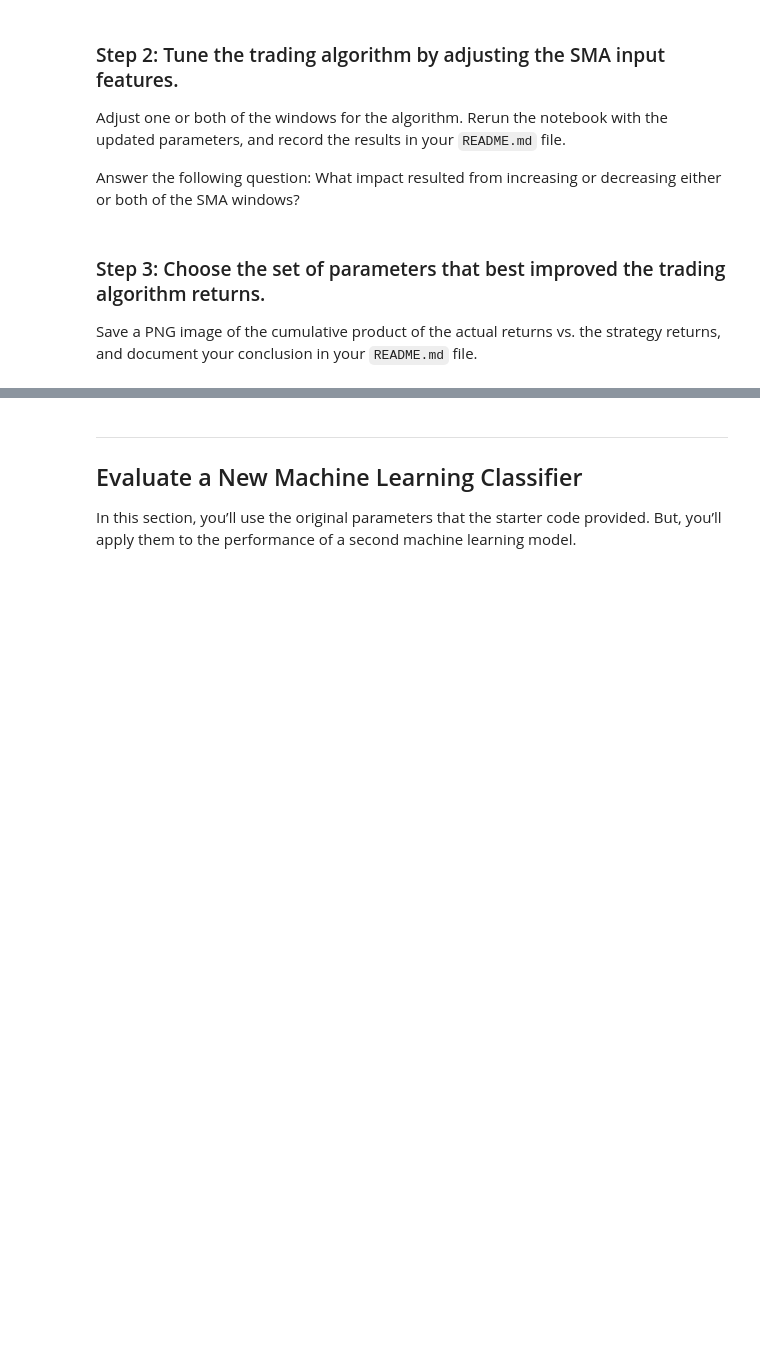
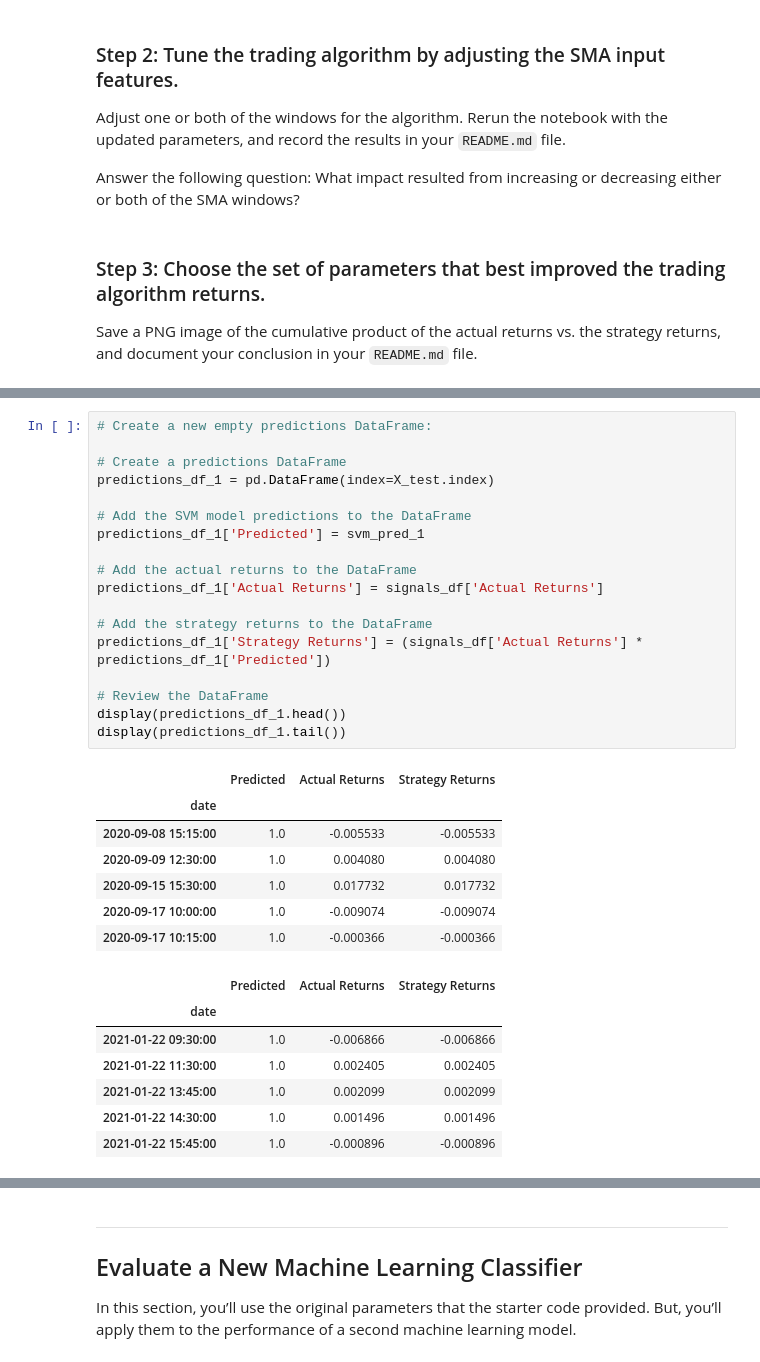
Before and after one commit to terabyte79/algorithmic_trading_homework, a Jupyter notebook: machine_learning_trading_bot.ipynb, the cells around one changed output, grey strips where cells are left out. Cells and saved outputs as stored; diff of their text form; blank space fills up the shorter version.

```diff
--- a/machine_learning_trading_bot.ipynb
+++ b/machine_learning_trading_bot.ipynb
@@ -408,0 +532,33 @@ Save a PNG image of the cumulative product of the actual returns vs. the strateg
+# %%
+# Create a new empty predictions DataFrame:
+
+# Create a predictions DataFrame
+predictions_df_1 = pd.DataFrame(index=X_test.index)
+
+# Add the SVM model predictions to the DataFrame
+predictions_df_1['Predicted'] = svm_pred_1
+
+# Add the actual returns to the DataFrame
+predictions_df_1['Actual Returns'] = signals_df['Actual Returns']
+
+# Add the strategy returns to the DataFrame
+predictions_df_1['Strategy Returns'] = (signals_df['Actual Returns'] * predictions_df_1['Predicted'])
+
+# Review the DataFrame
+display(predictions_df_1.head())
+display(predictions_df_1.tail())
+# %% [output]
+|  | Predicted | Actual Returns | Strategy Returns |
+| date |  |  |  |
+| 2020-09-08 15:15:00 | 1.0 | -0.005533 | -0.005533 |
+| 2020-09-09 12:30:00 | 1.0 | 0.004080 | 0.004080 |
+| 2020-09-15 15:30:00 | 1.0 | 0.017732 | 0.017732 |
+| 2020-09-17 10:00:00 | 1.0 | -0.009074 | -0.009074 |
+| 2020-09-17 10:15:00 | 1.0 | -0.000366 | -0.000366 |
+|  | Predicted | Actual Returns | Strategy Returns |
+| date |  |  |  |
+| 2021-01-22 09:30:00 | 1.0 | -0.006866 | -0.006866 |
+| 2021-01-22 11:30:00 | 1.0 | 0.002405 | 0.002405 |
+| 2021-01-22 13:45:00 | 1.0 | 0.002099 | 0.002099 |
+| 2021-01-22 14:30:00 | 1.0 | 0.001496 | 0.001496 |
+| 2021-01-22 15:45:00 | 1.0 | -0.000896 | -0.000896 |
```
Also changed, not shown: parts of 6 cells of this notebook, 1 other file.
